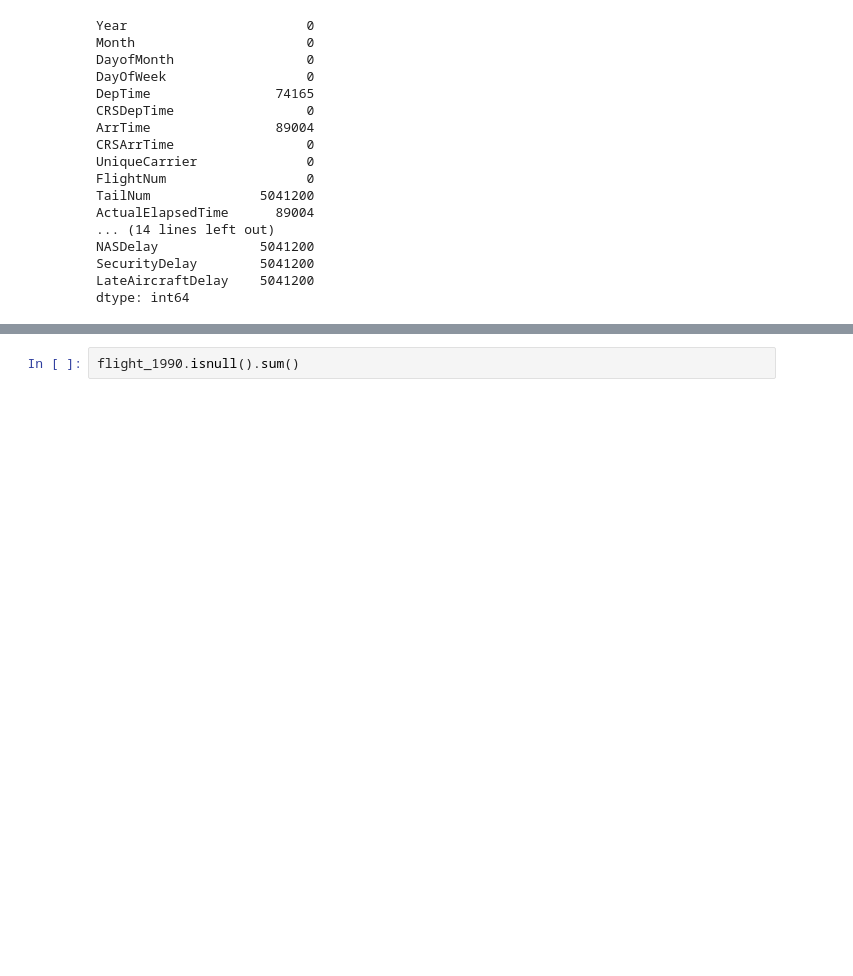
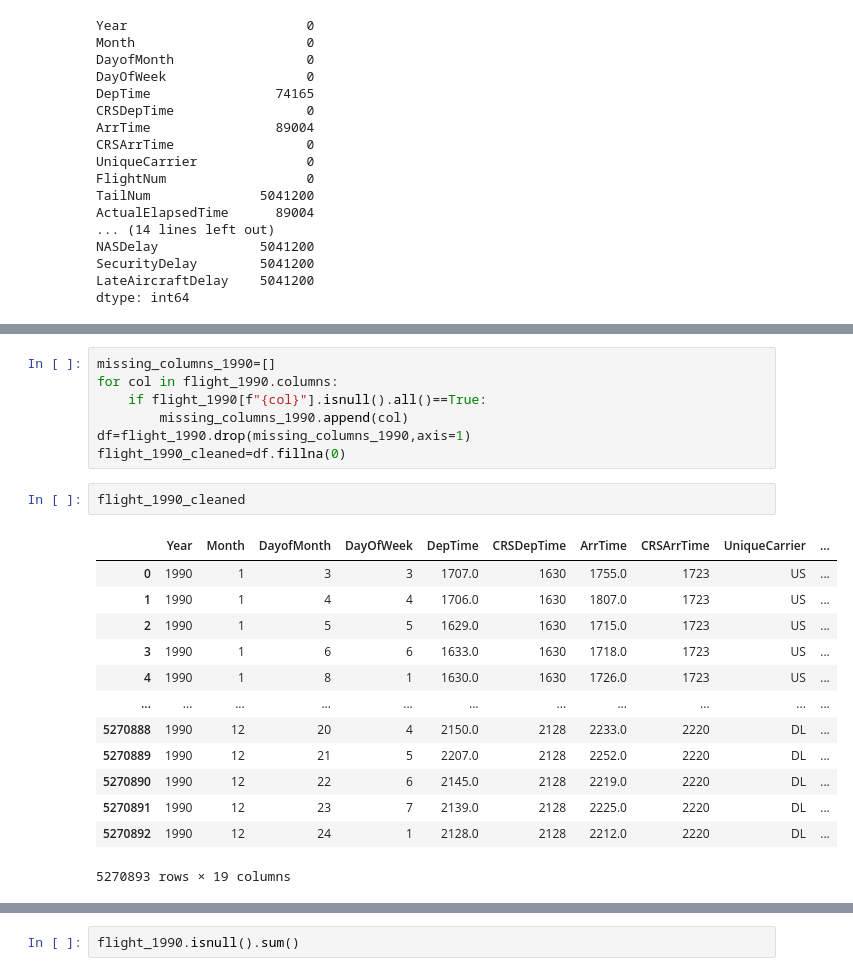
Before and after one commit to s2014628/data-analytics-migration-to-tableau, a Jupyter notebook: flights.ipynb, the cells around one changed output, grey strips where cells are left out. Saved outputs shown, nothing was run; the diff lists cells and outputs as text; blank space fills up the shorter version.

```diff
--- a/flights.ipynb
+++ b/flights.ipynb
@@ -143,0 +116,23 @@ dtype: int64
+# %%
+missing_columns_1990=[]
+for col in flight_1990.columns:
+    if flight_1990[f"{col}"].isnull().all()==True:
+        missing_columns_1990.append(col)
+df=flight_1990.drop(missing_columns_1990,axis=1)
+flight_1990_cleaned=df.fillna(0)
+# %%
+flight_1990_cleaned
+# %% [output]
+|  | Year | Month | DayofMonth | DayOfWeek | DepTime | CRSDepTime | ArrTime | CRSArrTime | UniqueCarrier | ... |
+| 0 | 1990 | 1 | 3 | 3 | 1707.0 | 1630 | 1755.0 | 1723 | US | ... |
+| 1 | 1990 | 1 | 4 | 4 | 1706.0 | 1630 | 1807.0 | 1723 | US | ... |
+| 2 | 1990 | 1 | 5 | 5 | 1629.0 | 1630 | 1715.0 | 1723 | US | ... |
+| 3 | 1990 | 1 | 6 | 6 | 1633.0 | 1630 | 1718.0 | 1723 | US | ... |
+| 4 | 1990 | 1 | 8 | 1 | 1630.0 | 1630 | 1726.0 | 1723 | US | ... |
+| ... | ... | ... | ... | ... | ... | ... | ... | ... | ... | ... |
+| 5270888 | 1990 | 12 | 20 | 4 | 2150.0 | 2128 | 2233.0 | 2220 | DL | ... |
+| 5270889 | 1990 | 12 | 21 | 5 | 2207.0 | 2128 | 2252.0 | 2220 | DL | ... |
+| 5270890 | 1990 | 12 | 22 | 6 | 2145.0 | 2128 | 2219.0 | 2220 | DL | ... |
+| 5270891 | 1990 | 12 | 23 | 7 | 2139.0 | 2128 | 2225.0 | 2220 | DL | ... |
+| 5270892 | 1990 | 12 | 24 | 1 | 2128.0 | 2128 | 2212.0 | 2220 | DL | ... |
+5270893 rows × 19 columns
```
Also changed, not shown: parts of 66 cells of this notebook.
